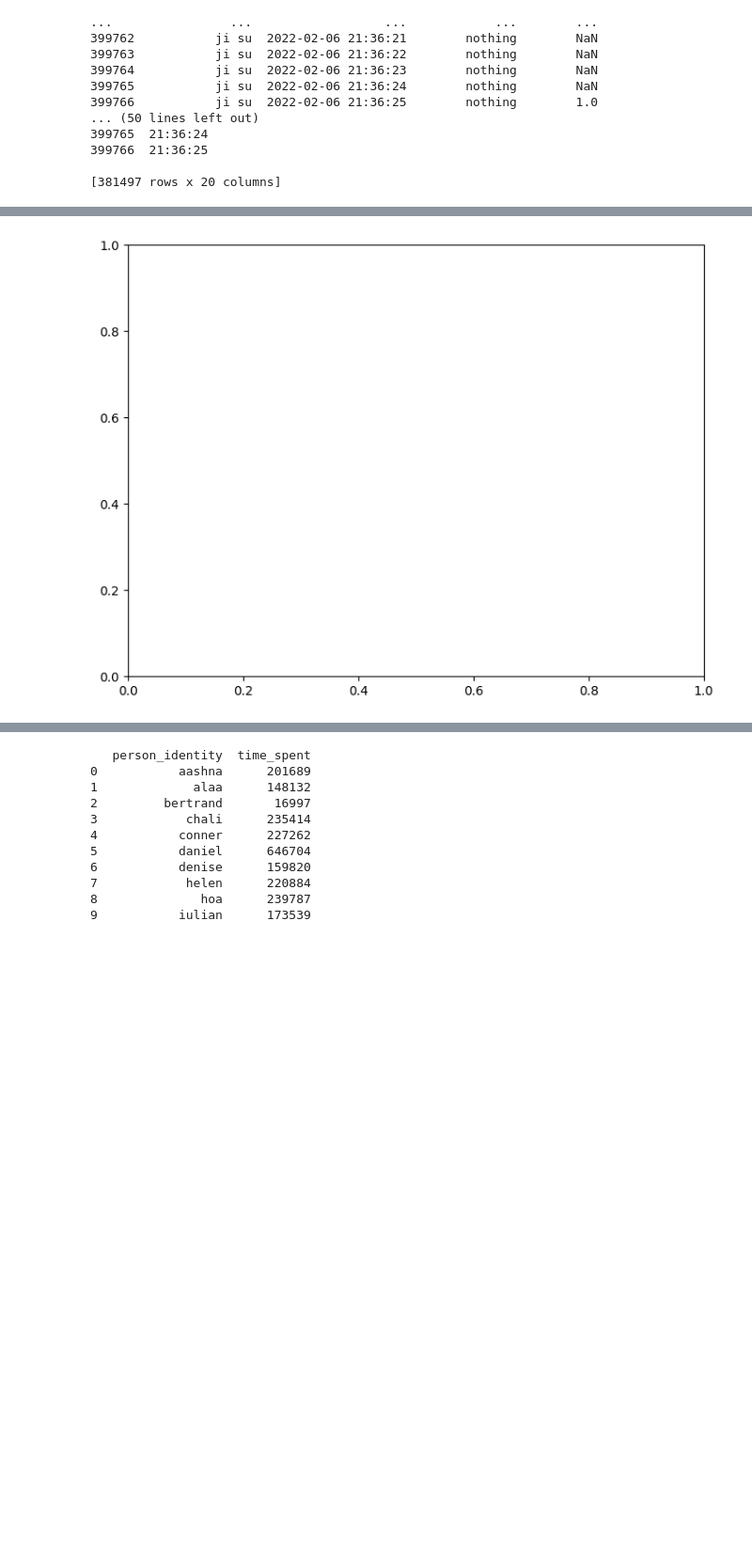
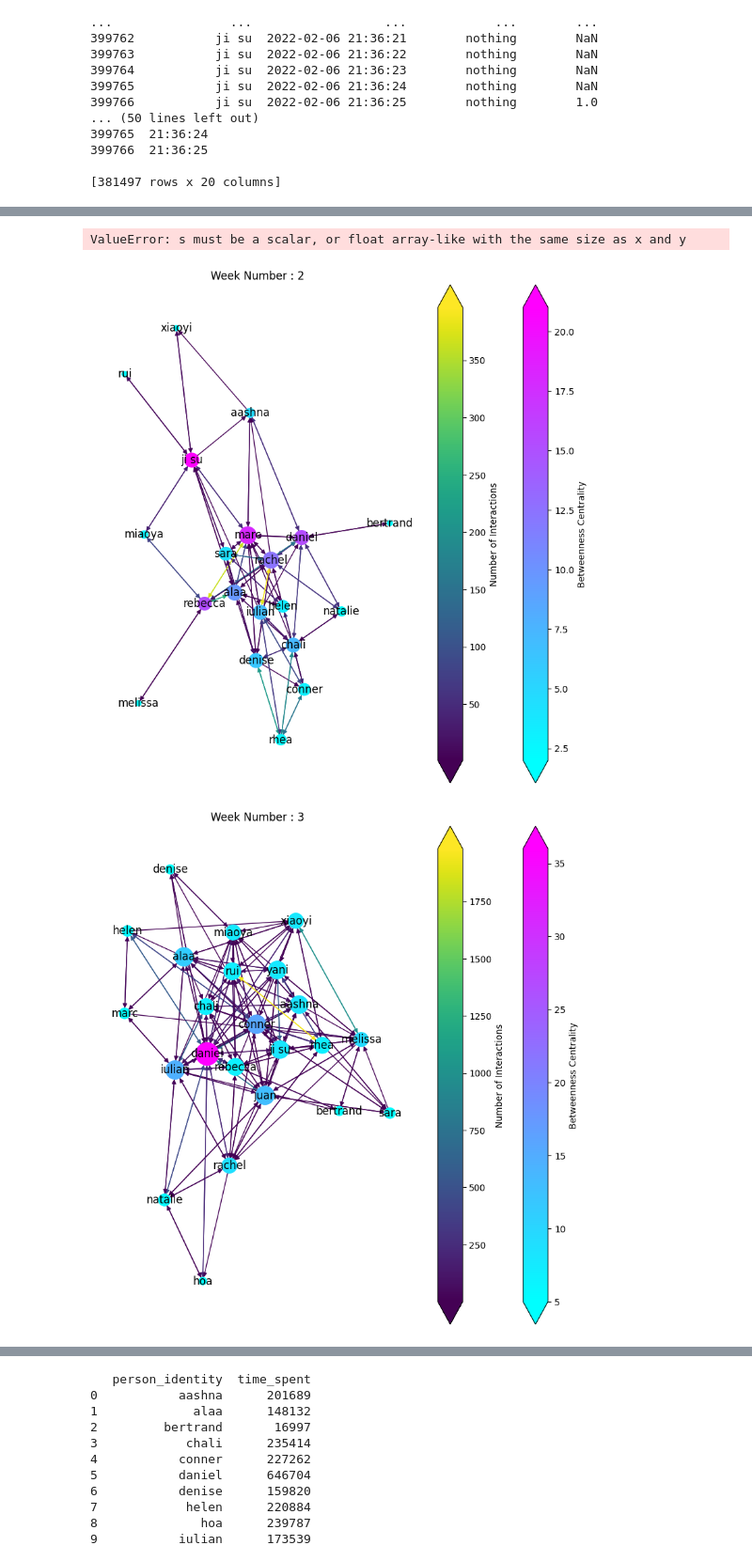
Before and after one commit to loufla/Makerspace-Project2, a Jupyter notebook: synthetized.ipynb, the cells around one changed output, grey strips where cells are left out. Shown at 94% size. Drawn from its saved outputs; the diff is of its cells as text; code cells hidden in the pictures; blank space fills up the shorter version.

Commit message:
added week by week analysis

```diff
--- a/synthetized.ipynb
+++ b/synthetized.ipynb
@@ -402,6 +402,7 @@ filtered_dat = dat[dat.is_oriented_toward != 'unidentified']
 filtered_dat = filtered_dat[filtered_dat.person_identity != 'unidentified']
 filtered_dat = filtered_dat[filtered_dat.person_identity != filtered_dat.is_oriented_toward]
 grouped_data=filtered_dat.groupby(['person_identity','is_oriented_toward']).size().reset_index(name='is_with_count')
+grouped_data = grouped_data[grouped_data.is_with_count > 3]
 grouped_data['is_with_count_ln2'] = np.log2(grouped_data['is_with_count'])
 
 print(grouped_data)
@@ -412,7 +413,7 @@ def datafilter(data):
     data = data[data.person_identity != 'unidentified']
     data = data[data.person_identity != data.is_oriented_toward]
     grouped_data = data.groupby(['person_identity','is_oriented_toward']).size().reset_index(name='is_with_count')
-
+    #grouped_data = grouped_data[grouped_data.is_with_count > 3]
     return grouped_data
 # %% [output]
     person_identity is_oriented_toward  is_with_count  is_with_count_ln2
@@ -458,8 +459,9 @@ print(filtered_weeks[1])
 
 def add_time_spent_to_group(Group, dataset):
     time_spent_dat = dataset.groupby(['person_identity']).size().reset_index(name='time_spent')
-    node_t_s = time_spent_dat.set_index('time_spent').to_dict()['person_identity']
+    node_t_s = time_spent_dat.set_index('person_identity').to_dict()['time_spent']
     nx.set_node_attributes(Group, node_t_s, 'time_spent')
+    return Group
 
 def dataplot(Group):
     btc = nx.betweenness_centrality(Group)
@@ -470,6 +472,8 @@ def dataplot(Group):
     cmap2 = plt.get_cmap('viridis')
     d = dict(nx.degree(Group))
     nx.spring_layout(Group)
-    nx.draw(Group, node_size=[v * .003 for v in tim_spent ], cmap = cmap, vmin = min(btc.values()), vmax = max(btc.values()), node_color=[b for b in btc.values()], edge_cmap = cmap2, edge_color = [e[2]['is_with_count'] for e in Group.edges(data=True)], with_labels=True, edge_vmin = min([e[2]['is_with_count'] for e in Group.edges(data=True)]), edge_vmax = max([e[2]['is_with_count'] for e in Group.edges(data=True)]))
-    cbar = plt.colorbar(mpl.cm.ScalarMappable(norm=mpl.colors.Normalize(vmin=min(d.values()),vmax=max(d.values())),cmap=cmap), cax=None, extend='both', orientation='vertical', label = 'Degree of Nodes')
+    nx.draw(Group, node_size=[v * 35 for v in tim_spent ], cmap = cmap, vmin = min(btc.values()), vmax = max(btc.values()), node_color=[b for b in btc.values()], edge_cmap = cmap2, edge_color = [e[2]['is_with_count'] for e in Group.edges(data=True)], with_labels=True, edge_vmin = min([e[2]['is_with_count'] for e in Group.edges(data=True)]), edge_vmax = max([e[2]['is_with_count'] for e in Group.edges(data=True)]))
+    cbar = plt.colorbar(mpl.cm.ScalarMappable(norm=mpl.colors.Normalize(vmin=min(d.values()),vmax=max(d.values())),cmap=cmap), cax=None, extend='both', orientation='vertical', label = 'Betweenness Centrality')
     cbar2 = plt.colorbar(mpl.cm.ScalarMappable(norm=mpl.colors.Normalize(vmin=min([e[2]['is_with_count'] for e in Group.edges(data=True)]),vmax=max([e[2]['is_with_count'] for e in Group.edges(data=True)])),cmap=cmap2), cax=None, extend='both', orientation='vertical', label = 'Number of Interactions')
+
+filtered_weeks[1].info()
@@ -476,15 +491,24 @@ def dataplot(Group):
 # %%
+n = 0
 for week in filtered_weeks:
-    Graphtype = nx.DiGraph()
-    print(week)
+    n=n+1
     if(week.empty):
         continue
-    if(week.shape[0] == 1):
+    if(week.shape[0] < 3):
         continue
+    Graphtype = nx.DiGraph()
     G = nx.from_pandas_edgelist(week, create_using=Graphtype, source='person_identity', target='is_oriented_toward', edge_attr='is_with_count')
-    add_time_spent_to_group(G, week)
-    tim_sp = nx.get_node_attributes(G, 'time_spent')
-    for all in tim_sp:
-        print(nx.get_node_attributes(G, 'time_spent')[all])
-    dataplot(G)
+    to_remove = [(a,b) for a, b, attrs in G.edges(data=True) if attrs['is_with_count'] >= 1]
+    #G.remove_edges_from(to_remove)
+    G2 = add_time_spent_to_group(G, week)
+    tim_spent = []
+    for all in nx.get_node_attributes(G2, 'time_spent'):
+        tim_spent.append(nx.get_node_attributes(G2, 'time_spent')[all])
+    tim_sp = nx.get_node_attributes(G2, 'time_spent')
+    if(nx.number_of_nodes(G2) < 2):
+        continue
+    print(nx.number_of_nodes(G2))
+    plt.figure(figsize=(10,10))
+    plt.title('Week Number : '+str(n))
+    dataplot(G2)
 # %% [output]
@@ -508 +526,3 @@ ValueError: s must be a scalar, or float array-like with the same size as x and
+ValueError: s must be a scalar, or float array-like with the same size as x and y
-[figure, old version]
+[figure, new version]
+[figure, added]
```
Also changed, not shown: parts of 7 cells of this notebook.
